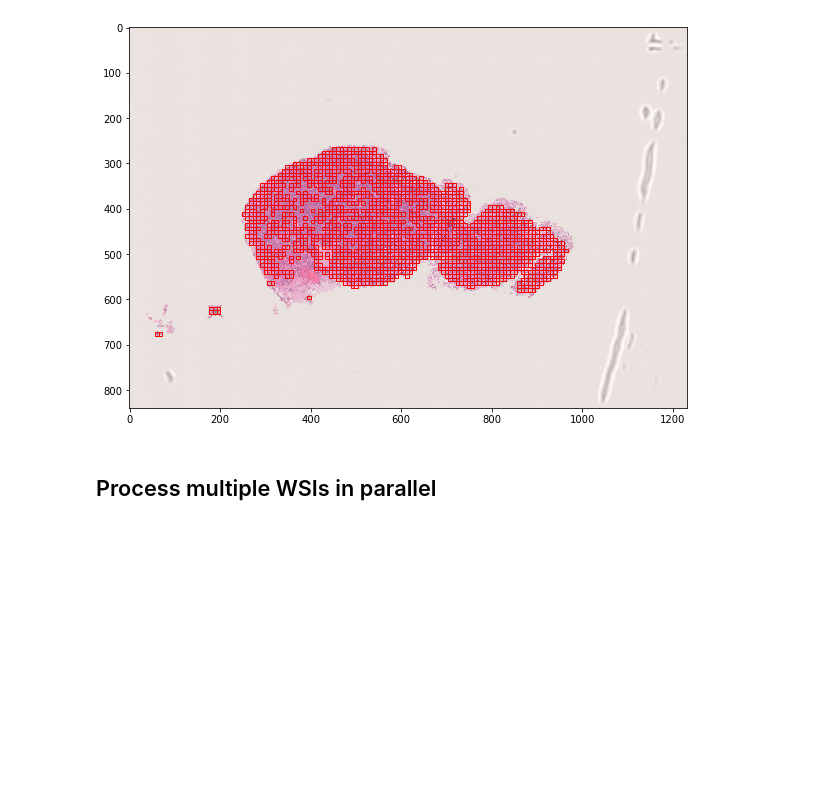
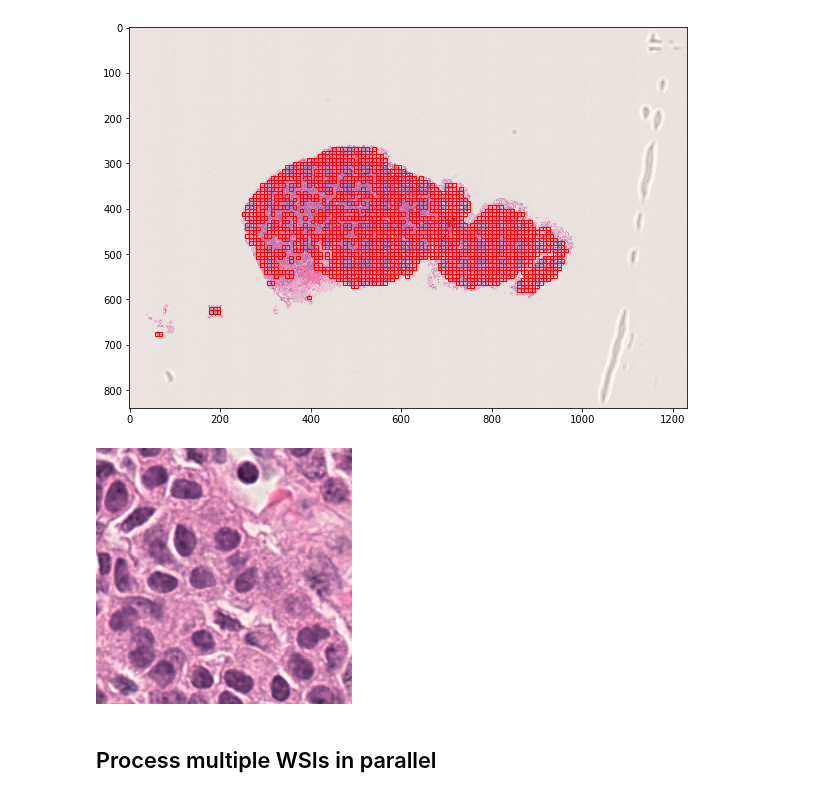
Before and after one commit to FAU-DLM/wsi_processing_pipeline, a Jupyter notebook: tile_extraction/example.ipynb, the cells around one changed output. Drawn from its saved outputs; the diff is of its cells as text; code cells hidden in the pictures; blank space fills up the shorter version.

Commit message:
added example of Tile object returing itself as PIL Image

```diff
--- a/tile_extraction/example.ipynb
+++ b/tile_extraction/example.ipynb
@@ -45,6 +45,12 @@ Starting to process /home/Deep_Learner/shared/Datasets/Hypophysenadenome/wsis_ex
 ts.show_wsi_with_marked_tiles()
 # %% [output]
 [figure]
+# %%
+tile = ts.top_tiles()[150]
+# %%
+tile.get_pil_image()
+# %% [output]
+[figure, added]
 # %% [markdown]
 ## Process multiple WSIs in parallel
 # %%
```
